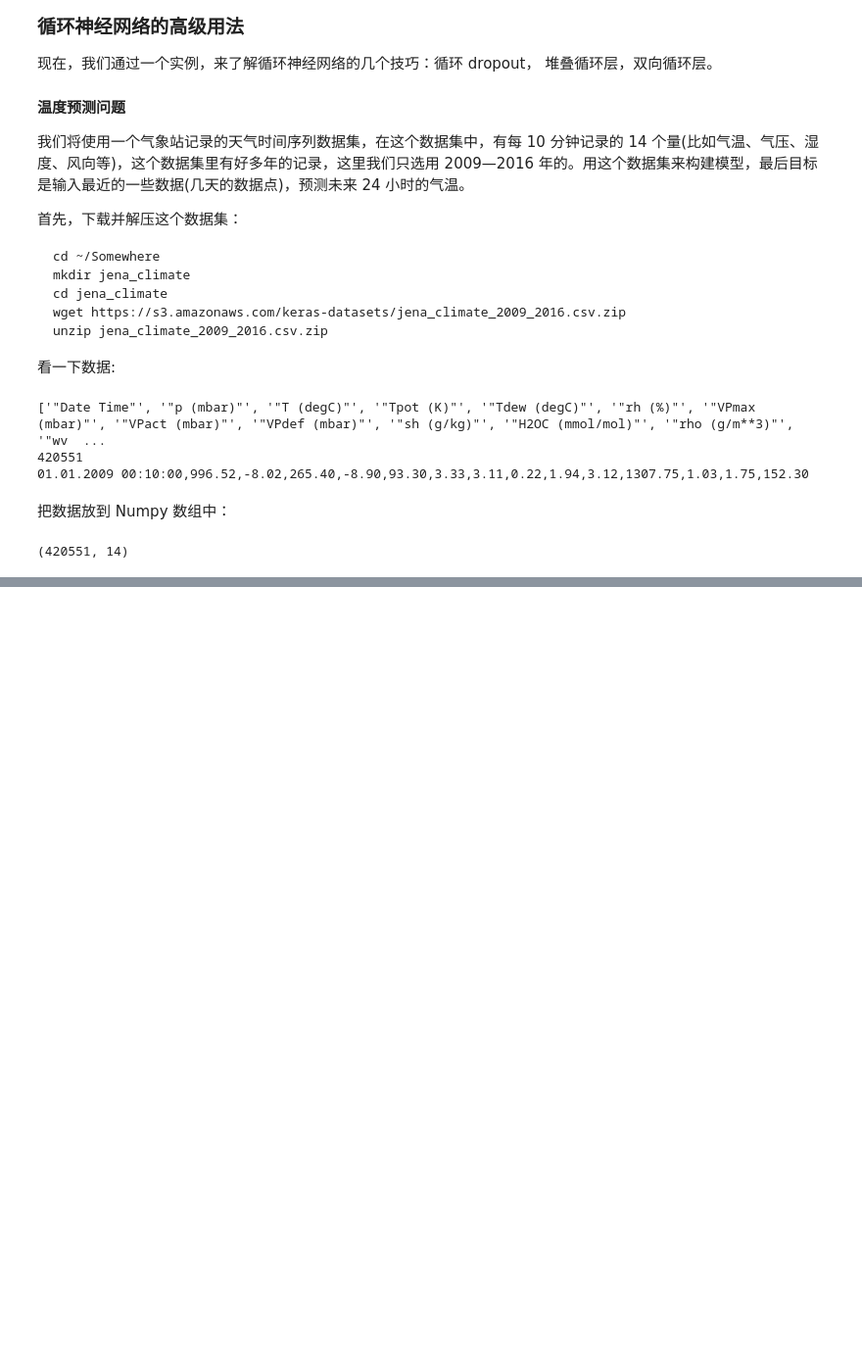
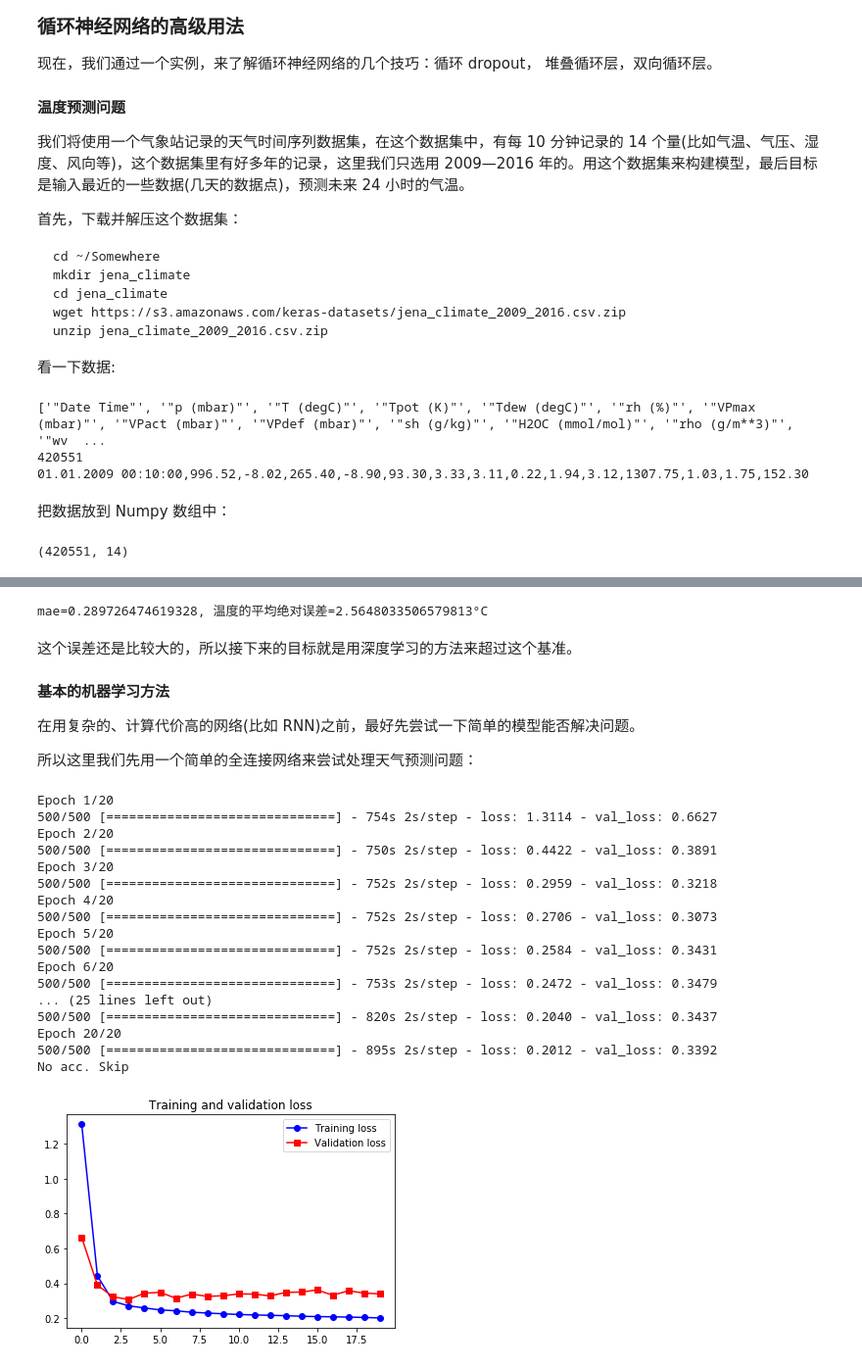
Before and after one commit to cdfmlr/Deep-Learning-with-Python-Notebooks, a Jupyter notebook: ch6/6.2 Understanding recurrent neural networks.ipynb, the cells around one changed output, grey strips where cells are left out. Shown: that part at 98% size. Saved outputs shown, nothing was run; the diff lists cells and outputs as text; code cells hidden in the pictures; blank space fills up the shorter version.

```diff
--- a/ch6/6.2 Understanding recurrent neural networks.ipynb
+++ b/ch6/6.2 Understanding recurrent neural networks.ipynb
@@ -489,0 +519,7 @@ print(float_data.shape)
+# %%
+# 数据标准化
+
+mean = float_data[:200000].mean(axis=0)
+float_data -= mean
+std = float_data[:200000].std(axis=0)
+float_data /= std
@@ -489,0 +611,26 @@ print(float_data.shape)
+# %%
+# 计算基于常识的基准方法的 MAE
+
+def evaluate_naive_method():
+    batch_maes = []
+    for step in range(val_steps):
+        samples, targets = next(val_gen)
+        preds = samples[:, -1, 1]
+        mae = np.mean(np.abs(preds - targets))
+        batch_maes.append(mae)
+
+    return np.mean(batch_maes)
+
+mae = evaluate_naive_method()
+celsius_mae = mae * std[1]
+print(f'mae={mae}, 温度的平均绝对误差={celsius_mae}°C')
+# %% [output]
+mae=0.289726474619328, 温度的平均绝对误差=2.5648033506579813°C
+# %% [markdown]
+这个误差还是比较大的，所以接下来的目标就是用深度学习的方法来超过这个基准。
+# %% [markdown]
+**基本的机器学习方法**
+
+在用复杂的、计算代价高的网络(比如 RNN)之前，最好先尝试一下简单的模型能否解决问题。
+
+所以这里我们先用一个简单的全连接网络来尝试处理天气预测问题：
@@ -489,0 +668,37 @@ print(float_data.shape)
+# %%
+from tensorflow.keras.models import Sequential
+from tensorflow.keras import layers
+from tensorflow.keras.optimizers import RMSprop
+
+model = Sequential()
+model.add(layers.Flatten(input_shape=(lookback // step, float_data.shape[-1])))
+model.add(layers.Dense(32, activation='relu'))
+model.add(layers.Dense(1))
+
+model.compile(optimizer=RMSprop(), loss='mae')
+history = model.fit_generator(train_gen,
+                              steps_per_epoch=500,
+                              epochs=20,
+                              validation_data=val_gen,
+                              validation_steps=val_steps)
+
+plot_acc_and_loss(history)
+# %% [output]
+Epoch 1/20
+500/500 [==============================] - 754s 2s/step - loss: 1.3114 - val_loss: 0.6627
+Epoch 2/20
+500/500 [==============================] - 750s 2s/step - loss: 0.4422 - val_loss: 0.3891
+Epoch 3/20
+500/500 [==============================] - 752s 2s/step - loss: 0.2959 - val_loss: 0.3218
+Epoch 4/20
+500/500 [==============================] - 752s 2s/step - loss: 0.2706 - val_loss: 0.3073
+Epoch 5/20
+500/500 [==============================] - 752s 2s/step - loss: 0.2584 - val_loss: 0.3431
+Epoch 6/20
+500/500 [==============================] - 753s 2s/step - loss: 0.2472 - val_loss: 0.3479
+... (25 lines left out)
+500/500 [==============================] - 820s 2s/step - loss: 0.2040 - val_loss: 0.3437
+Epoch 20/20
+500/500 [==============================] - 895s 2s/step - loss: 0.2012 - val_loss: 0.3392
+No acc. Skip
+[figure, added]
```
Also changed, not shown: parts of 12 cells of this notebook.
